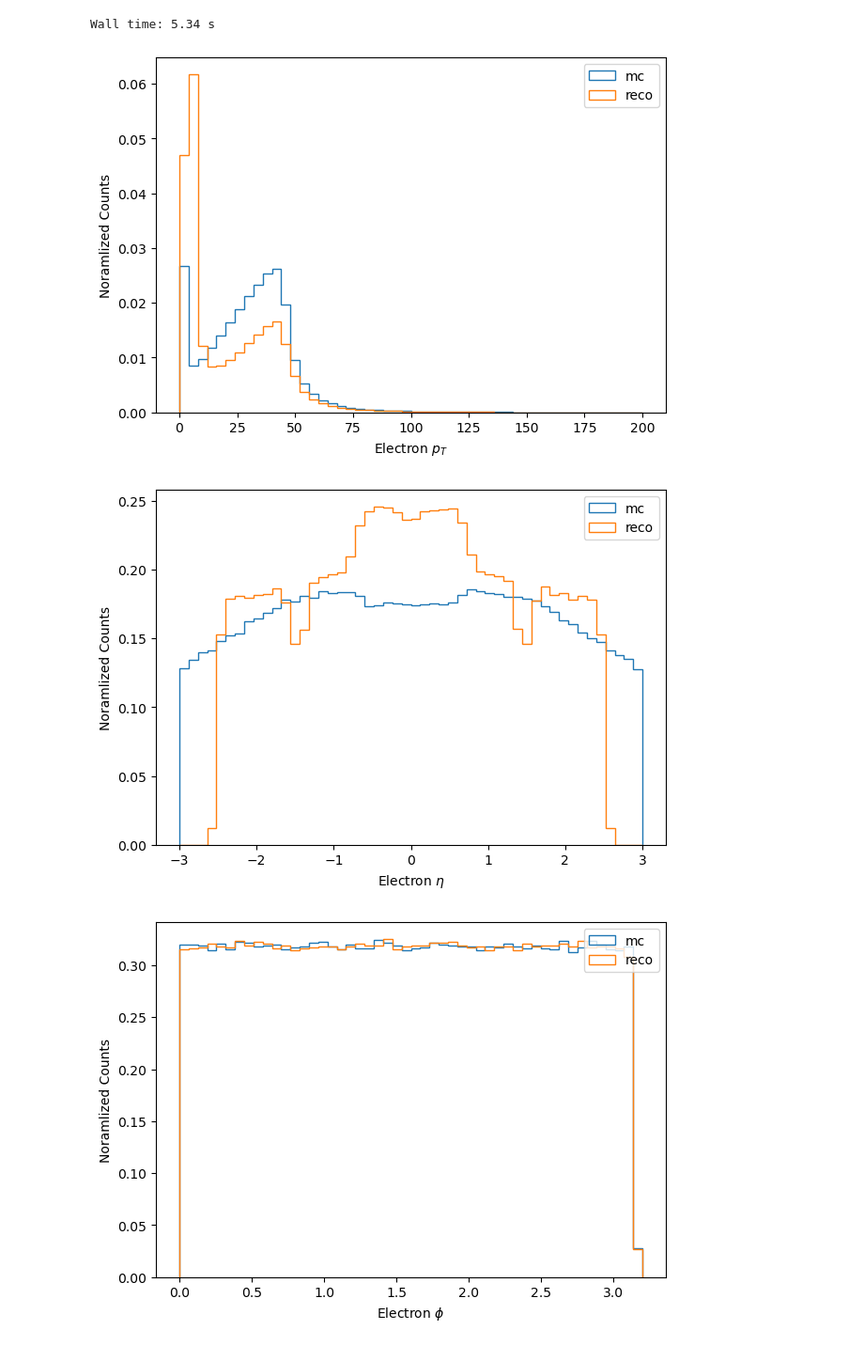
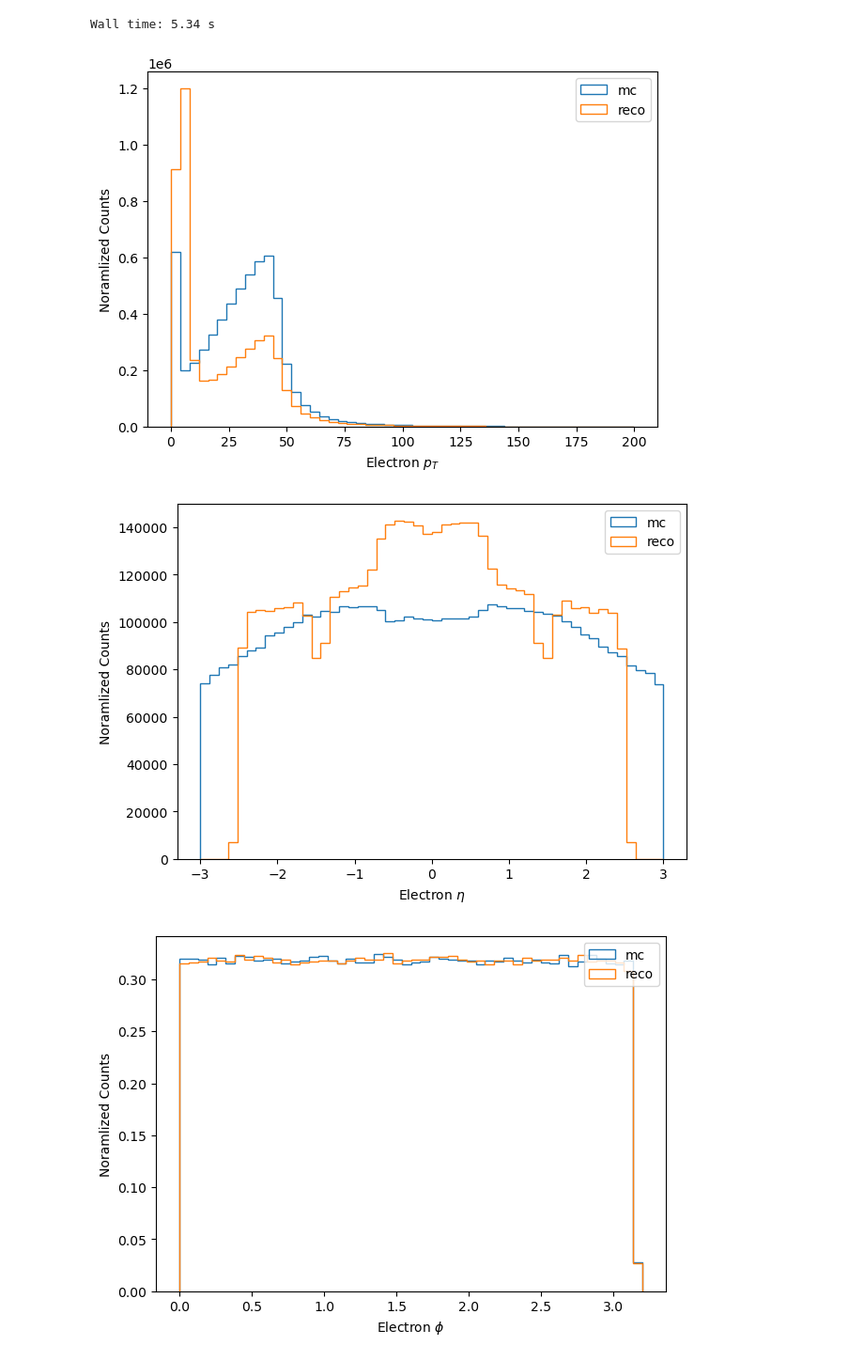
Before and after one commit to gordonwatts/hep_tables, a Jupyter notebook: notebooks/04 - Multiple Objects.ipynb, the cells around one changed output. Shown at 94% size. Cells and saved outputs as stored; diff of their text form; code cells hidden in the pictures.

```diff
--- a/notebooks/04 - Multiple Objects.ipynb
+++ b/notebooks/04 - Multiple Objects.ipynb
@@ -51,21 +51,21 @@ ele_phi = make_local(eles.phi)
 # %% [output]
 Wall time: 5.34 s
 # %%
-plt.hist(mc_ele_pt.flatten(), label='mc', bins=50, range=(0.0, 200.0), density=True, histtype='step')
-plt.hist(ele_pt.flatten(), label='reco', bins=50, range=(0.0, 200.0), density=True, histtype='step')
+plt.hist(mc_ele_pt.flatten(), label='mc', bins=50, range=(0.0, 200.0), density=False, histtype='step')
+plt.hist(ele_pt.flatten(), label='reco', bins=50, range=(0.0, 200.0), density=False, histtype='step')
 plt.legend()
 plt.xlabel('Electron $p_T$')
 _ = plt.ylabel('Noramlized Counts')
 # %% [output]
-[figure, old version]
+[figure, new version]
 # %%
-plt.hist(mc_ele_eta.flatten(), label='mc', bins=50, range=(-3.0, 3.0), density=True, histtype='step')
-plt.hist(ele_eta.flatten(), label='reco', bins=50, range=(-3.0, 3.0), density=True, histtype='step')
+plt.hist(mc_ele_eta.flatten(), label='mc', bins=50, range=(-3.0, 3.0), density=False, histtype='step')
+plt.hist(ele_eta.flatten(), label='reco', bins=50, range=(-3.0, 3.0), density=False, histtype='step')
 plt.legend()
 plt.xlabel('Electron $\eta$')
 _ = plt.ylabel('Noramlized Counts')
 # %% [output]
-[figure, old version]
+[figure, new version]
 # %%
 plt.hist(mc_ele_phi.flatten(), label='mc', bins=50, range=(0.0, 3.2), density=True, histtype='step')
 plt.hist(ele_phi.flatten(), label='reco', bins=50, range=(0.0, 3.2), density=True, histtype='step')
```
Also changed, not shown: parts of 7 cells of this notebook.
